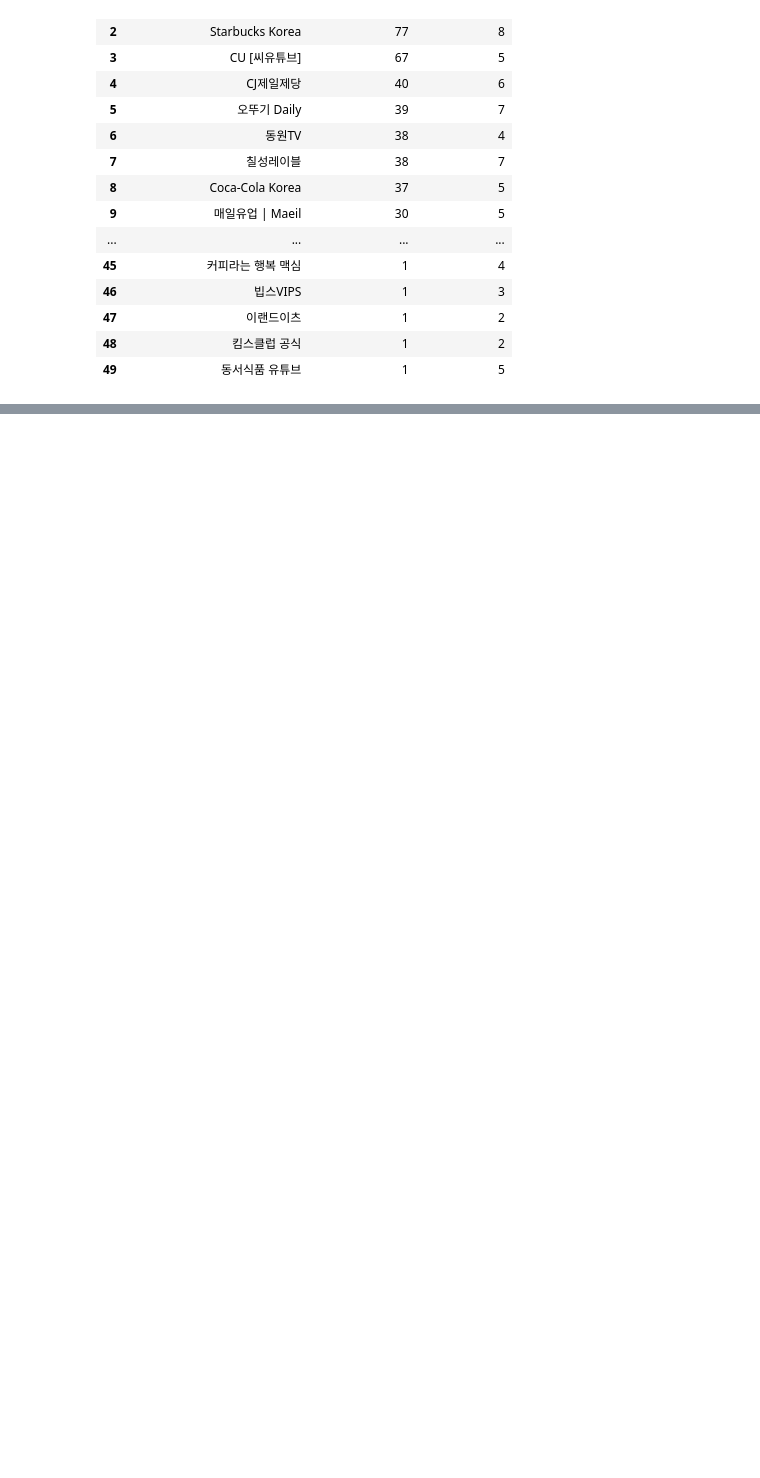
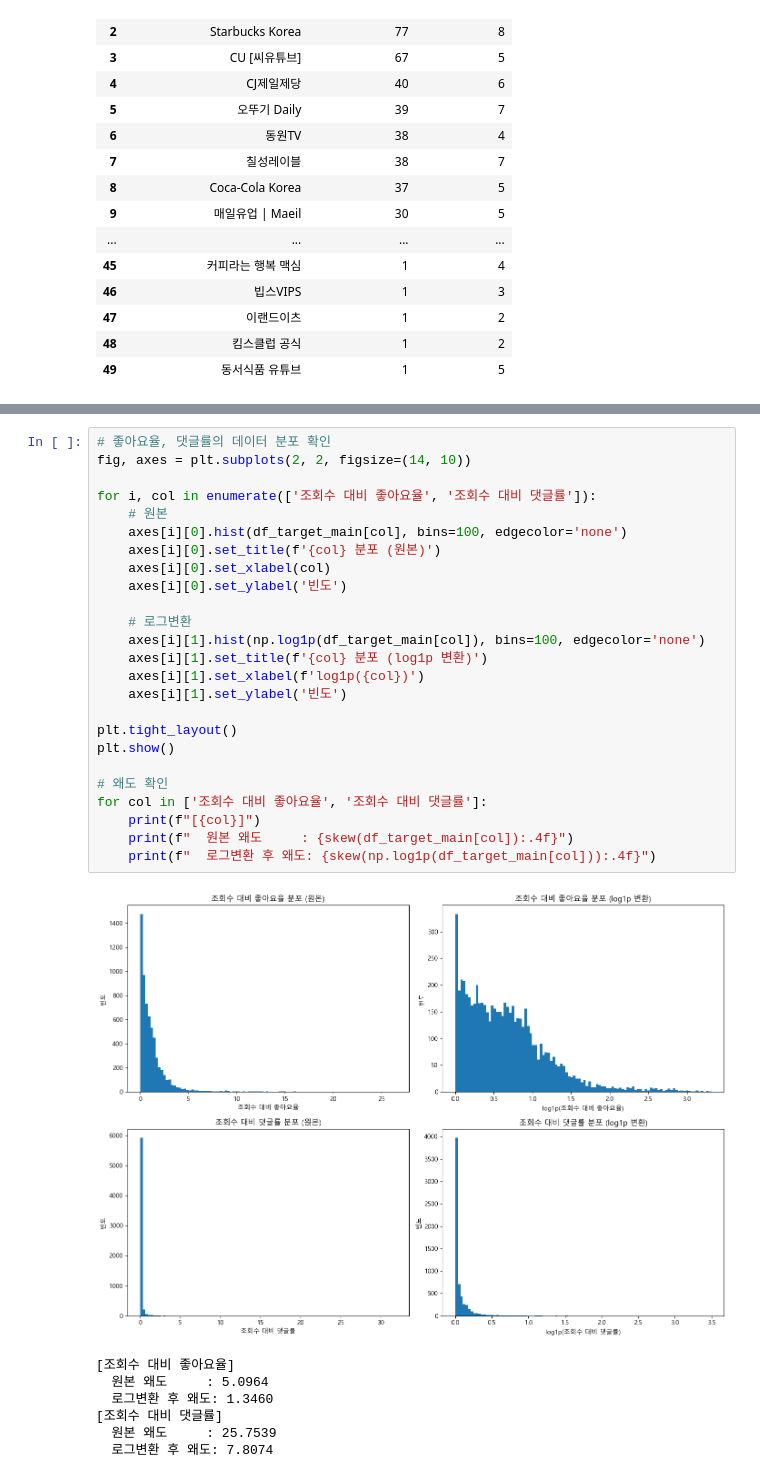
Before and after one commit to hanalo26/final_project, a Jupyter notebook: works/Haeun/260502_FnB-shorts_EDA.ipynb, the cells around one changed output, grey strips where cells are left out. Drawn from its saved outputs; the diff is of its cells as text; blank space fills up the shorter version.

```diff
--- a/works/Haeun/260502_FnB-shorts_EDA.ipynb
+++ b/works/Haeun/260502_FnB-shorts_EDA.ipynb
@@ -494,0 +522,33 @@ display(result)
+# %%
+# 좋아요율, 댓글률의 데이터 분포 확인
+fig, axes = plt.subplots(2, 2, figsize=(14, 10))
+
+for i, col in enumerate(['조회수 대비 좋아요율', '조회수 대비 댓글률']):
+    # 원본
+    axes[i][0].hist(df_target_main[col], bins=100, edgecolor='none')
+    axes[i][0].set_title(f'{col} 분포 (원본)')
+    axes[i][0].set_xlabel(col)
+    axes[i][0].set_ylabel('빈도')
+
+    # 로그변환
+    axes[i][1].hist(np.log1p(df_target_main[col]), bins=100, edgecolor='none')
+    axes[i][1].set_title(f'{col} 분포 (log1p 변환)')
+    axes[i][1].set_xlabel(f'log1p({col})')
+    axes[i][1].set_ylabel('빈도')
+
+plt.tight_layout()
+plt.show()
+
+# 왜도 확인
+for col in ['조회수 대비 좋아요율', '조회수 대비 댓글률']:
+    print(f"[{col}]")
+    print(f"  원본 왜도     : {skew(df_target_main[col]):.4f}")
+    print(f"  로그변환 후 왜도: {skew(np.log1p(df_target_main[col])):.4f}")
+# %% [output]
+[figure, added]
+[조회수 대비 좋아요율]
+  원본 왜도     : 5.0964
+  로그변환 후 왜도: 1.3460
+[조회수 대비 댓글률]
+  원본 왜도     : 25.7539
+  로그변환 후 왜도: 7.8074
```
Also changed, not shown: parts of 22 cells of this notebook.
